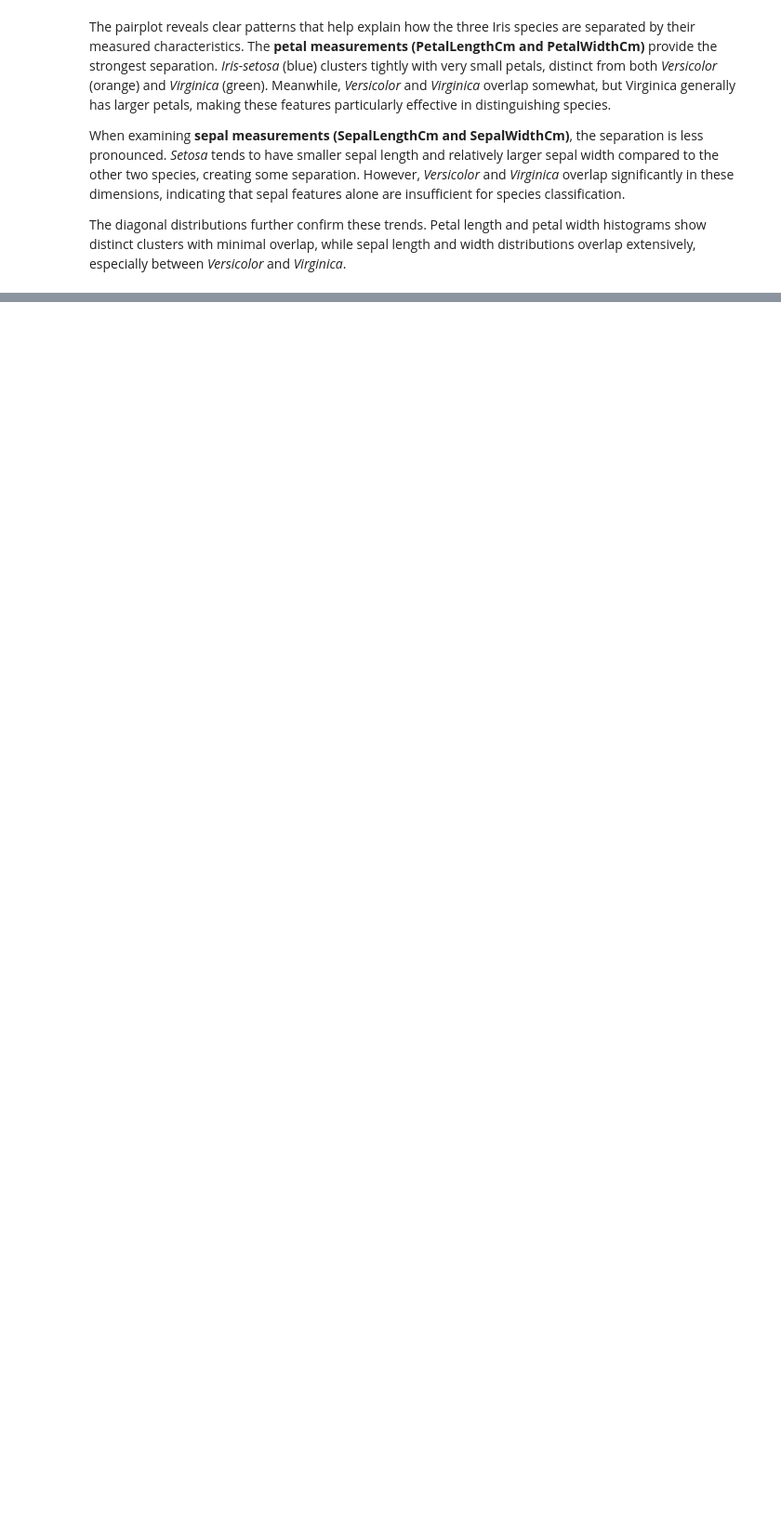
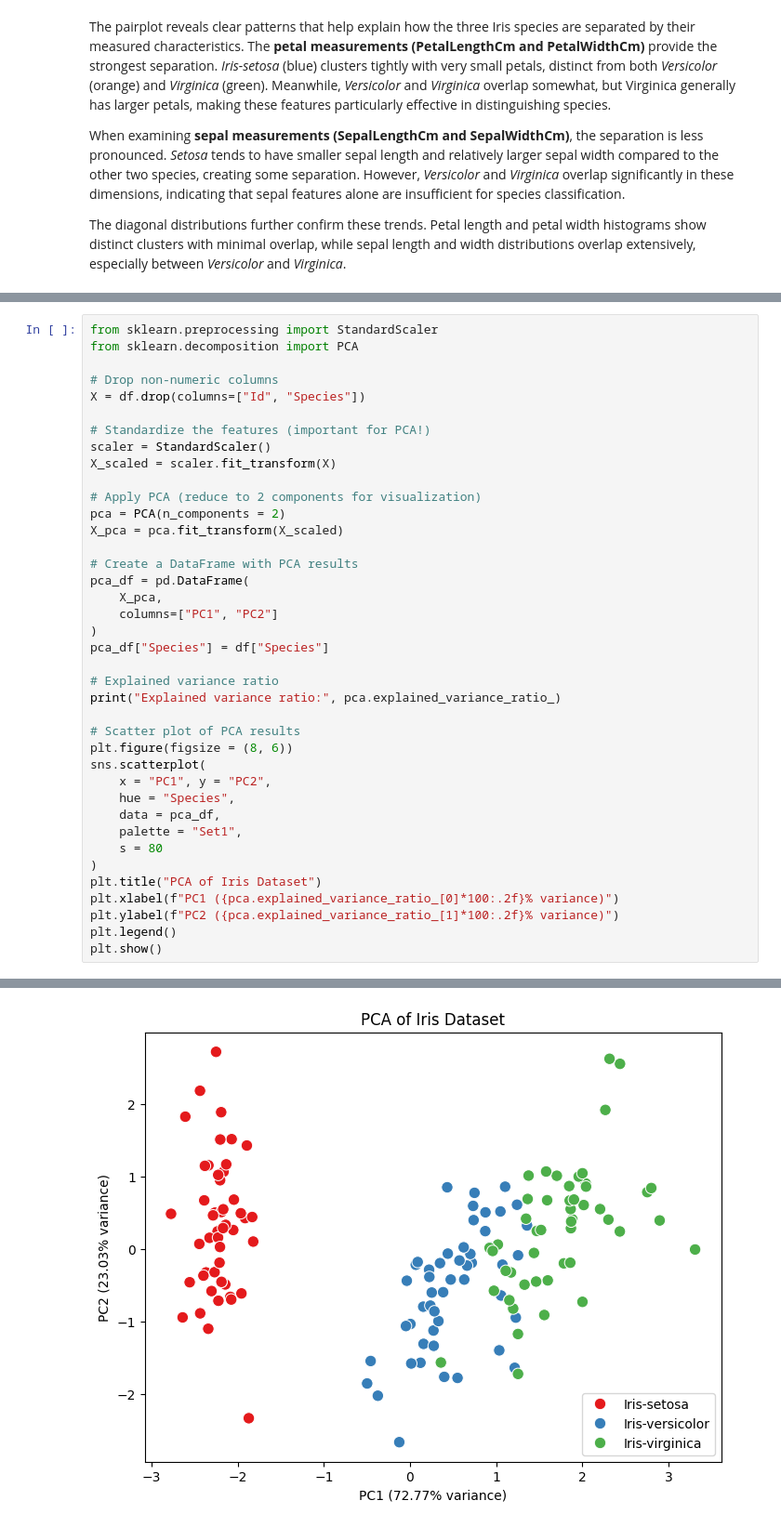
Before and after one commit to Sunnie568/Python_project, a Jupyter notebook: Iris_project.ipynb, the cells around one changed output, grey strips where cells are left out. Shown: that part at 93% size. Cells and saved outputs as stored; diff of their text form; blank space fills up the shorter version.

Commit message:
Finished PCA on full dataset and for each species

```diff
--- a/Iris_project.ipynb
+++ b/Iris_project.ipynb
@@ -125,0 +129,40 @@ The diagonal distributions further confirm these trends. Petal length and petal
+# %%
+from sklearn.preprocessing import StandardScaler
+from sklearn.decomposition import PCA
+
+# Drop non-numeric columns
+X = df.drop(columns=["Id", "Species"])
+
+# Standardize the features (important for PCA!)
+scaler = StandardScaler()
+X_scaled = scaler.fit_transform(X)
+
+# Apply PCA (reduce to 2 components for visualization)
+pca = PCA(n_components = 2)
+X_pca = pca.fit_transform(X_scaled)
+
+# Create a DataFrame with PCA results
+pca_df = pd.DataFrame(
+    X_pca,
+    columns=["PC1", "PC2"]
+)
+pca_df["Species"] = df["Species"]
+
+# Explained variance ratio
+print("Explained variance ratio:", pca.explained_variance_ratio_)
+
+# Scatter plot of PCA results
+plt.figure(figsize = (8, 6))
+sns.scatterplot(
+    x = "PC1", y = "PC2",
+    hue = "Species",
+    data = pca_df,
+    palette = "Set1",
+    s = 80
+)
+plt.title("PCA of Iris Dataset")
+plt.xlabel(f"PC1 ({pca.explained_variance_ratio_[0]*100:.2f}% variance)")
+plt.ylabel(f"PC2 ({pca.explained_variance_ratio_[1]*100:.2f}% variance)")
+plt.legend()
+plt.show()
+# %% [output]
@@ -125,0 +170 @@ The diagonal distributions further confirm these trends. Petal length and petal
+[figure, added]
```
Also changed, not shown: parts of 9 cells of this notebook.
